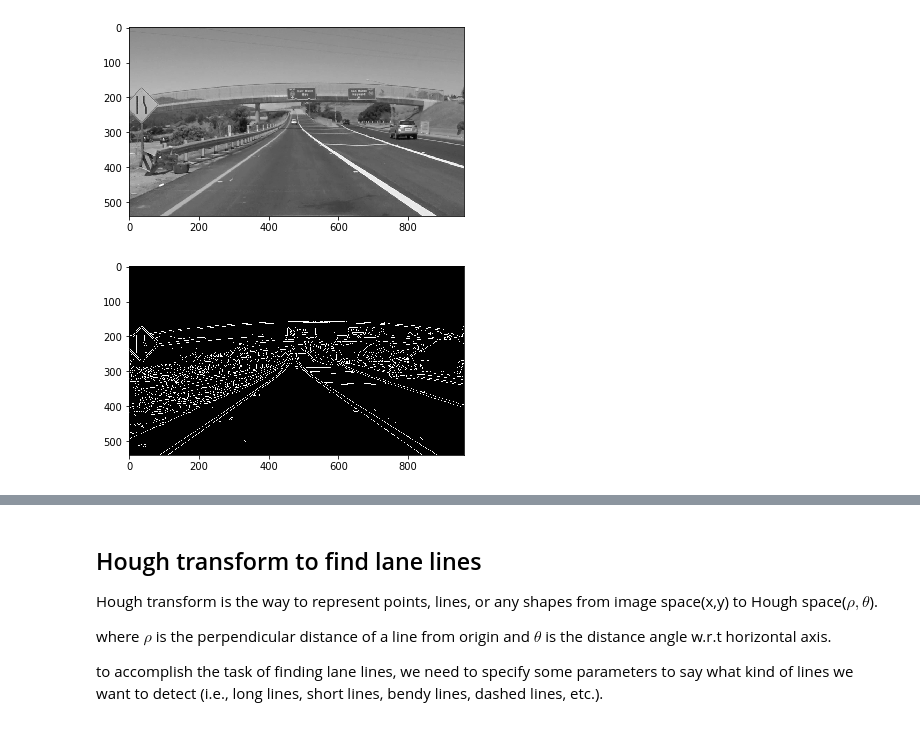
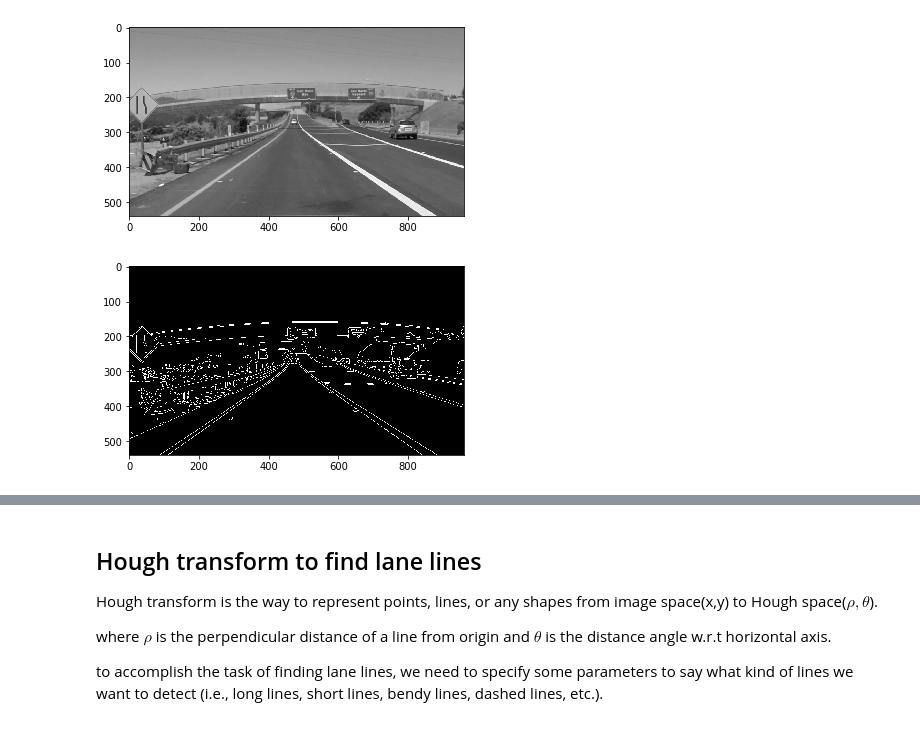
Before and after one commit to JahanAjani/SelfDrivingCar, a Jupyter notebook: 01_detect_lanes_and_highlight_area_of_interest.ipynb, the cells around one changed output, grey strips where cells are left out. Saved outputs shown, nothing was run; the diff lists cells and outputs as text; code cells hidden in the pictures.

```diff
--- a/01_detect_lanes_and_highlight_area_of_interest.ipynb
+++ b/01_detect_lanes_and_highlight_area_of_interest.ipynb
@@ -121,15 +121,15 @@ plt.imshow(gray, cmap='gray')
 [figure]
 # %%
 #creteria of egde linking(The smallest value between low_threshold and high_threshold is used for edge linking).
-low_threshold = 30
-high_threshold = 35
+low_threshold = 50
+high_threshold = 150
 
 #A larger kernel_size implies averaging, or smoothing, over a larger area.
-kernel_size = 9
+kernel_size = 5
 blur_gray = cv2.GaussianBlur(gray,(kernel_size, kernel_size), 0)
 
 edges = cv2.Canny(blur_gray, low_threshold, high_threshold)
 plt.imshow(edges, cmap='Greys_r')
 plt.imsave("images/canny.jpg", edges)
 # %% [output]
-[figure, old version]
+[figure, new version]
```
Also changed, not shown: parts of 4 cells of this notebook, 4 other files.
